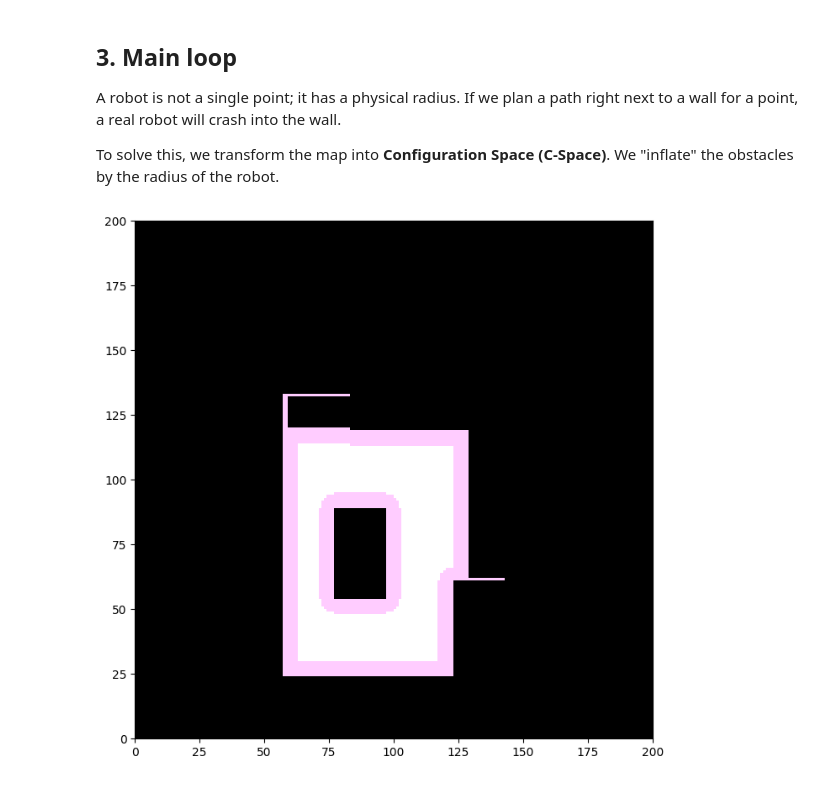
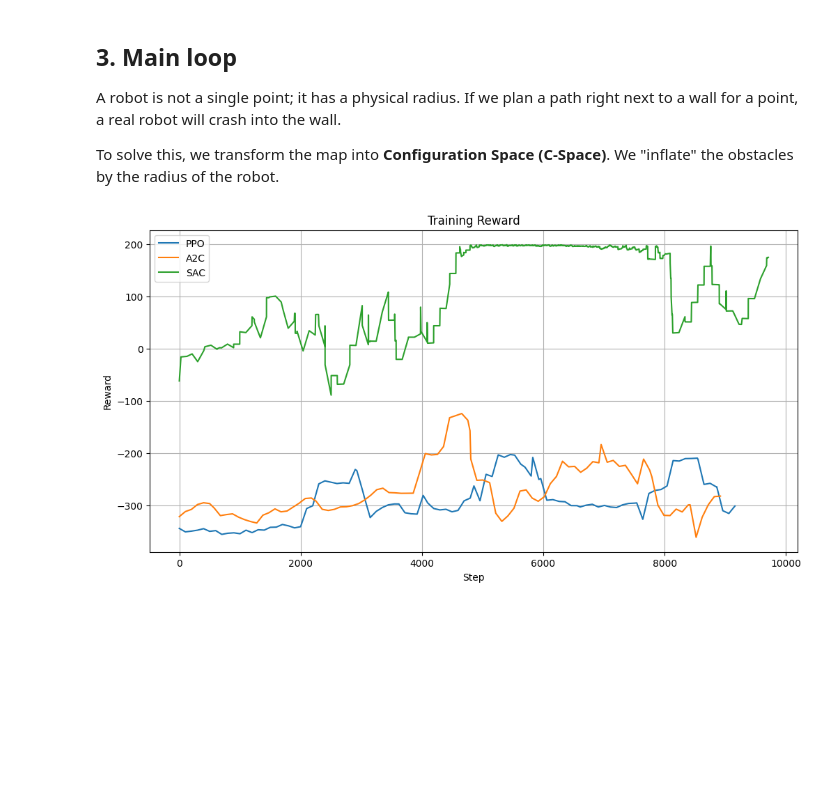
Before and after one commit to Mobile-Robots-Group-UC3M/ReinforcementLearningPickPlace, a Jupyter notebook: RL_pickandplace.ipynb, the cells around one changed output. Saved outputs shown, nothing was run; the diff lists cells and outputs as text; code cells hidden in the pictures; blank space fills up the shorter version.

```diff
--- a/RL_pickandplace.ipynb
+++ b/RL_pickandplace.ipynb
@@ -77,7 +61,7 @@ def train_algo():
     checkpoint_callback = CheckpointCallback(save_freq=1000, save_path="./models", name_prefix=f"ur_robot_{algo_name.lower()}")
 
     # Train the model for a total of 10000 timesteps and save checkpoints
-    model.learn(total_timesteps=10000, callback=checkpoint_callback)
+    model.learn(total_timesteps=10000, callback=checkpoint_callback, progress_bar=True)
 
     # Save the trained model
     model.save(f"ur_robot_{algo_name.lower()}")
@@ -181,10 +163,10 @@ To solve this, we transform the map into **Configuration Space (C-Space)**. We "
 # %%
 # Main entry point for the script
 if __name__ == '__main__':
     #train model
     train_algo()  # Uncomment this line to train the model
     #test model
     #test_algo()  # Call the test function to evaluate the trained model
-    # plot_reward_data()  # Plot the training reward data
+    plot_reward_data()  # Plot the training reward data
 # %% [output]
-[figure, old version]
+[figure, new version]
```
Also changed, not shown: parts of 3 cells of this notebook, 13 other files.
